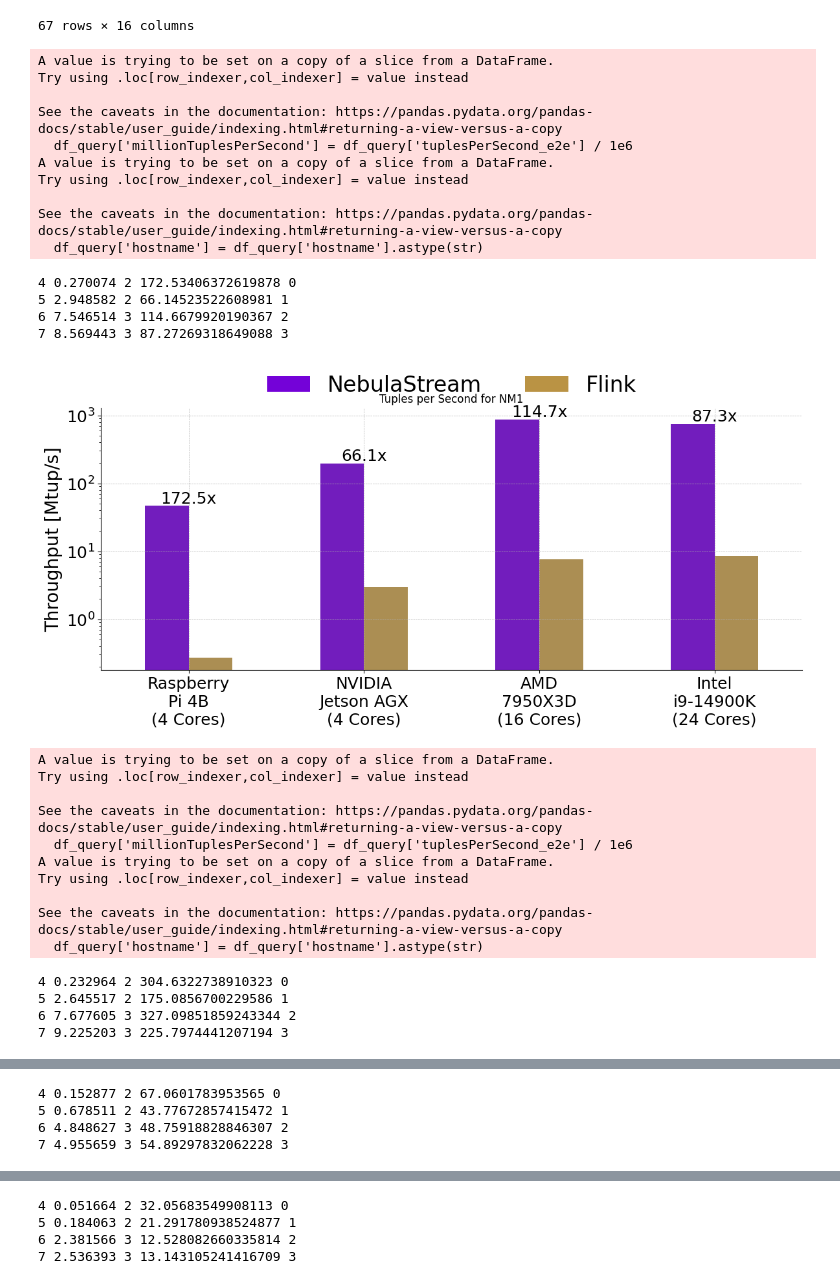
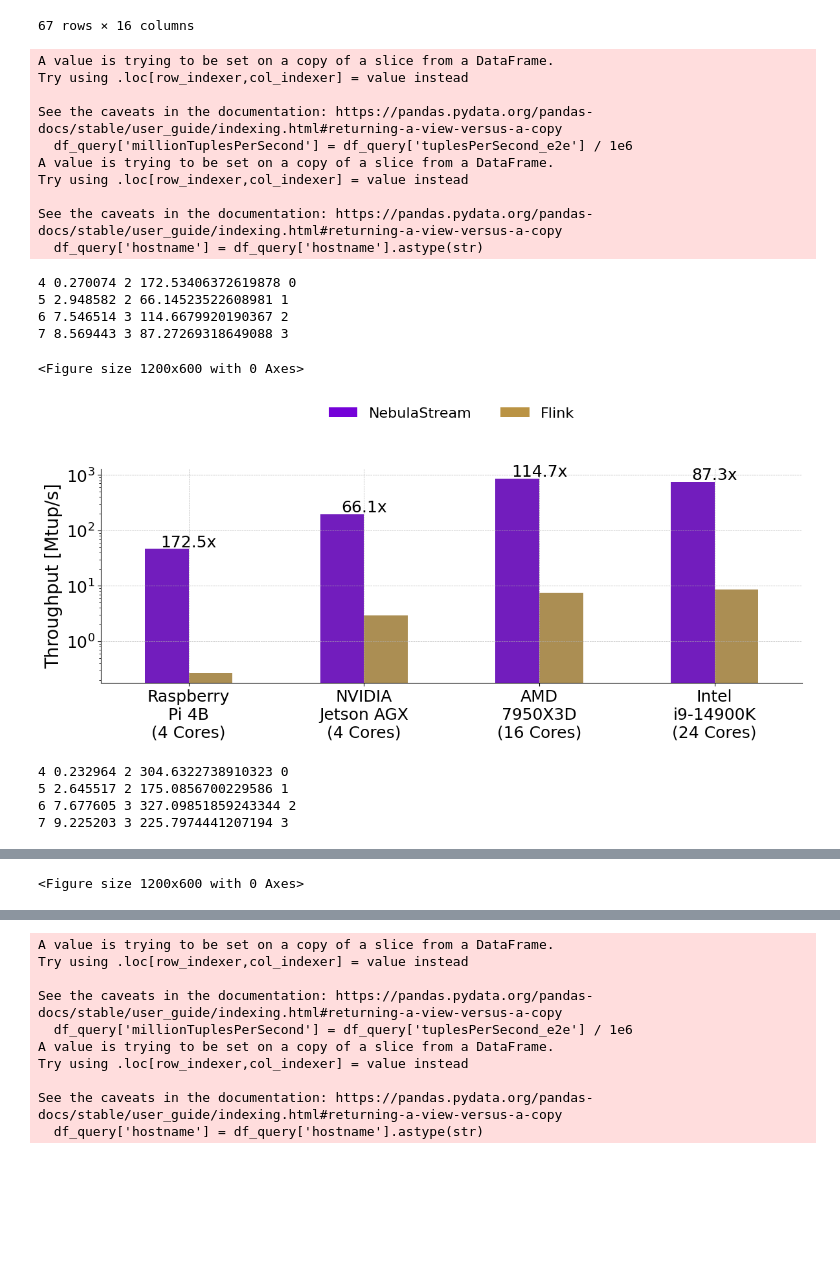
Before and after one commit to keyseven123/engine-statemanagement-paper, a Jupyter notebook: scripts/benchmarking/e2e/plots/HardwareComparisonPlots.ipynb, the cells around one changed output, grey strips where cells are left out. Saved outputs shown, nothing was run; the diff lists cells and outputs as text; code cells hidden in the pictures; blank space fills up the shorter version.

```diff
--- a/scripts/benchmarking/e2e/plots/HardwareComparisonPlots.ipynb
+++ b/scripts/benchmarking/e2e/plots/HardwareComparisonPlots.ipynb
@@ -76,6 +76,12 @@ for query in queries:
     df_query['millionTuplesPerSecond'] = df_query['tuplesPerSecond_e2e'] / 1e6
     df_query['hostname'] = df_query['hostname'].astype(str)
     plt.figure(figsize=(12, 6))
+
+    if query in ["NM1", "NM2"]:
+        plt.figure(figsize=(12, 6))
+    else:
+        plt.figure(figsize=(12, 4))
+
     ax = sns.barplot(data=df_query, x='hostname', y='millionTuplesPerSecond', hue='system', palette=custom_palette, hue_order=hue_order, order=x_order, dodge=0.2, width=0.5)
 
     # Annotate the bars with values in millions per second
@@ -92,56 +98,50 @@ for query in queries:
                         ha='center', va='center', xytext=(0, 5), fontsize = 18,
                         textcoords='offset points', rotation=0)
 
+    if query in ["NM1", "NM2"]:
+        plt.legend(title='', handles=legend_handles, fontsize=16, title_fontsize=16,
+            loc='upper center',
+            bbox_to_anchor=(0.5, 1.35),
+            ncol=2,
+            frameon=False)
+    else:
+        plt.legend().set_visible(False)
 
-    plt.legend(title='', handles=legend_handles, fontsize=24, title_fontsize=14,
-        loc='upper center',
-        bbox_to_anchor=(0.5, 1.2),
-        ncol=2,
-        frameon=False)
     plt.grid(True, which='major', axis='both', linestyle='--', linewidth=0.5)
     ax.spines['top'].set_visible(False)
     ax.spines['right'].set_visible(False)
     ax.set_xticklabels(x_tick_labels)
-    plt.title(f'Tuples per Second for {query}')
+    #plt.title(f'Tuples per Second for {query}')
     plt.xticks(rotation=0, fontsize=18)
     plt.xlabel("", fontsize=20)
     plt.ylabel("Throughput [Mtup/s]", fontsize=20)
     plt.yscale('log')
     # Set y-tick font size explicitly
     ax.tick_params(axis='y', which='both', labelsize=18)
     #plt.ylim(1)
     plt.tight_layout()
     query_name = str(query).replace("NM8\n(Variant)", "NM8_Variant")
     filename = f"{query_name}_hardware_architectures_tuplesPerSecond.pdf"
     plt.savefig(os.path.join(output_dir, filename))
     plt.show()
     plt.close()
 # %% [output]
 A value is trying to be set on a copy of a slice from a DataFrame.
 Try using .loc[row_indexer,col_indexer] = value instead
 
 See the caveats in the documentation: https://pandas.pydata.org/pandas-docs/stable/user_guide/indexing.html#returning-a-view-versus-a-copy
   df_query['millionTuplesPerSecond'] = df_query['tuplesPerSecond_e2e'] / 1e6
 A value is trying to be set on a copy of a slice from a DataFrame.
 Try using .loc[row_indexer,col_indexer] = value instead
 
 See the caveats in the documentation: https://pandas.pydata.org/pandas-docs/stable/user_guide/indexing.html#returning-a-view-versus-a-copy
   df_query['hostname'] = df_query['hostname'].astype(str)
 4 0.270074 2 172.53406372619878 0
 5 2.948582 2 66.14523522608981 1
 6 7.546514 3 114.6679920190367 2
 7 8.569443 3 87.27269318649088 3
+<Figure size 1200x600 with 0 Axes>
-[figure, old version]
+[figure, new version]
-A value is trying to be set on a copy of a slice from a DataFrame.
-Try using .loc[row_indexer,col_indexer] = value instead
-
-See the caveats in the documentation: https://pandas.pydata.org/pandas-docs/stable/user_guide/indexing.html#returning-a-view-versus-a-copy
-  df_query['millionTuplesPerSecond'] = df_query['tuplesPerSecond_e2e'] / 1e6
-A value is trying to be set on a copy of a slice from a DataFrame.
-Try using .loc[row_indexer,col_indexer] = value instead
-
-See the caveats in the documentation: https://pandas.pydata.org/pandas-docs/stable/user_guide/indexing.html#returning-a-view-versus-a-copy
-  df_query['hostname'] = df_query['hostname'].astype(str)
 4 0.232964 2 304.6322738910323 0
 5 2.645517 2 175.0856700229586 1
 6 7.677605 3 327.09851859243344 2
@@ -157,7 +156,4 @@ Try using .loc[row_indexer,col_indexer] = value instead
 
 See the caveats in the documentation: https://pandas.pydata.org/pandas-docs/stable/user_guide/indexing.html#returning-a-view-versus-a-copy
   df_query['hostname'] = df_query['hostname'].astype(str)
-4 0.152877 2 67.0601783953565 0
-5 0.678511 2 43.77672857415472 1
-6 4.848627 3 48.75918828846307 2
-7 4.955659 3 54.89297832062228 3
+<Figure size 1200x600 with 0 Axes>
@@ -175,4 +165,10 @@ See the caveats in the documentation: https://pandas.pydata.org/pandas-docs/stab
-4 0.051664 2 32.05683549908113 0
-5 0.184063 2 21.291780938524877 1
-6 2.381566 3 12.528082660335814 2
-7 2.536393 3 13.143105241416709 3
+A value is trying to be set on a copy of a slice from a DataFrame.
+Try using .loc[row_indexer,col_indexer] = value instead
+
+See the caveats in the documentation: https://pandas.pydata.org/pandas-docs/stable/user_guide/indexing.html#returning-a-view-versus-a-copy
+  df_query['millionTuplesPerSecond'] = df_query['tuplesPerSecond_e2e'] / 1e6
+A value is trying to be set on a copy of a slice from a DataFrame.
+Try using .loc[row_indexer,col_indexer] = value instead
+
+See the caveats in the documentation: https://pandas.pydata.org/pandas-docs/stable/user_guide/indexing.html#returning-a-view-versus-a-copy
+  df_query['hostname'] = df_query['hostname'].astype(str)
```
Also changed, not shown: parts of 2 cells of this notebook, 5 other files.
